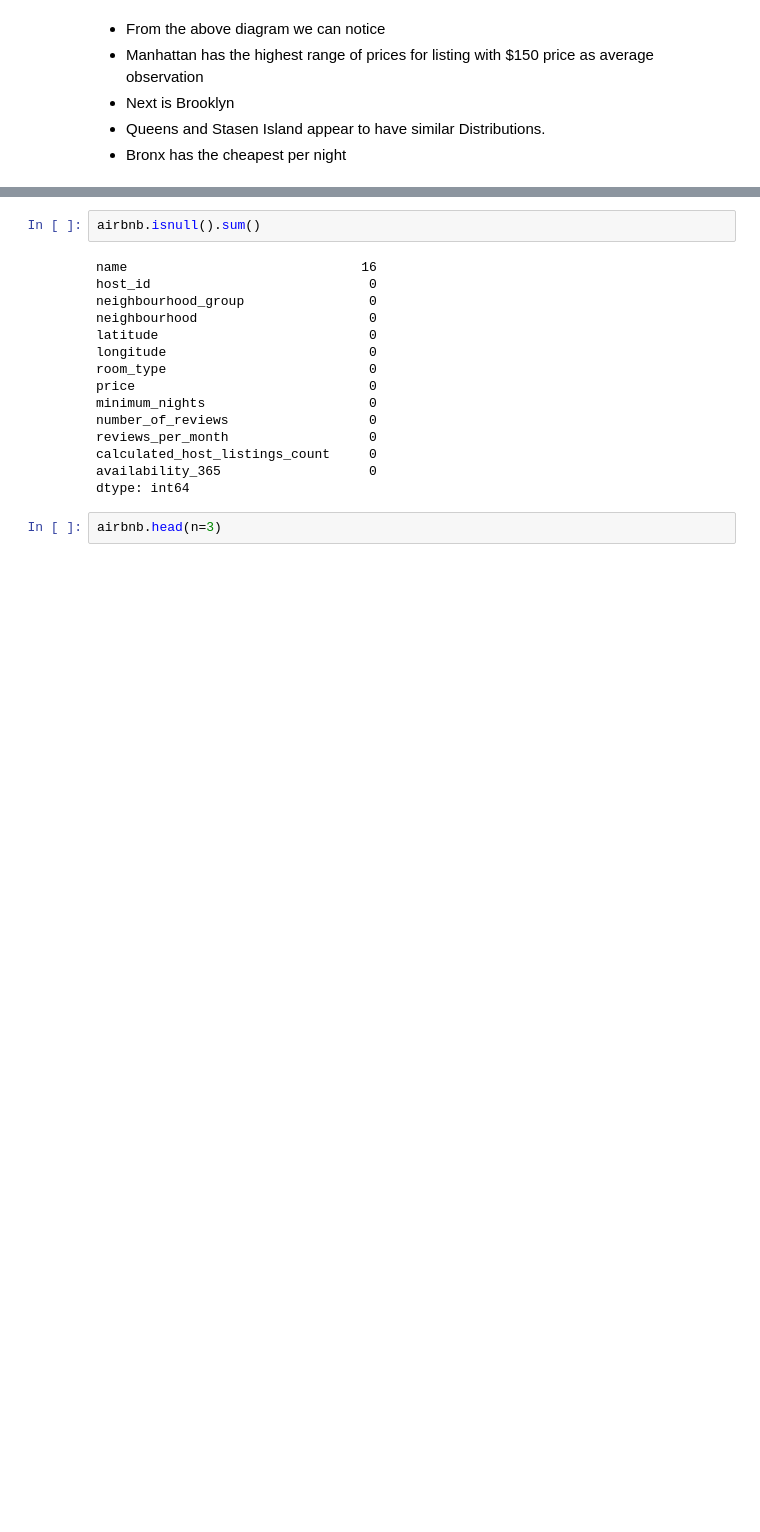
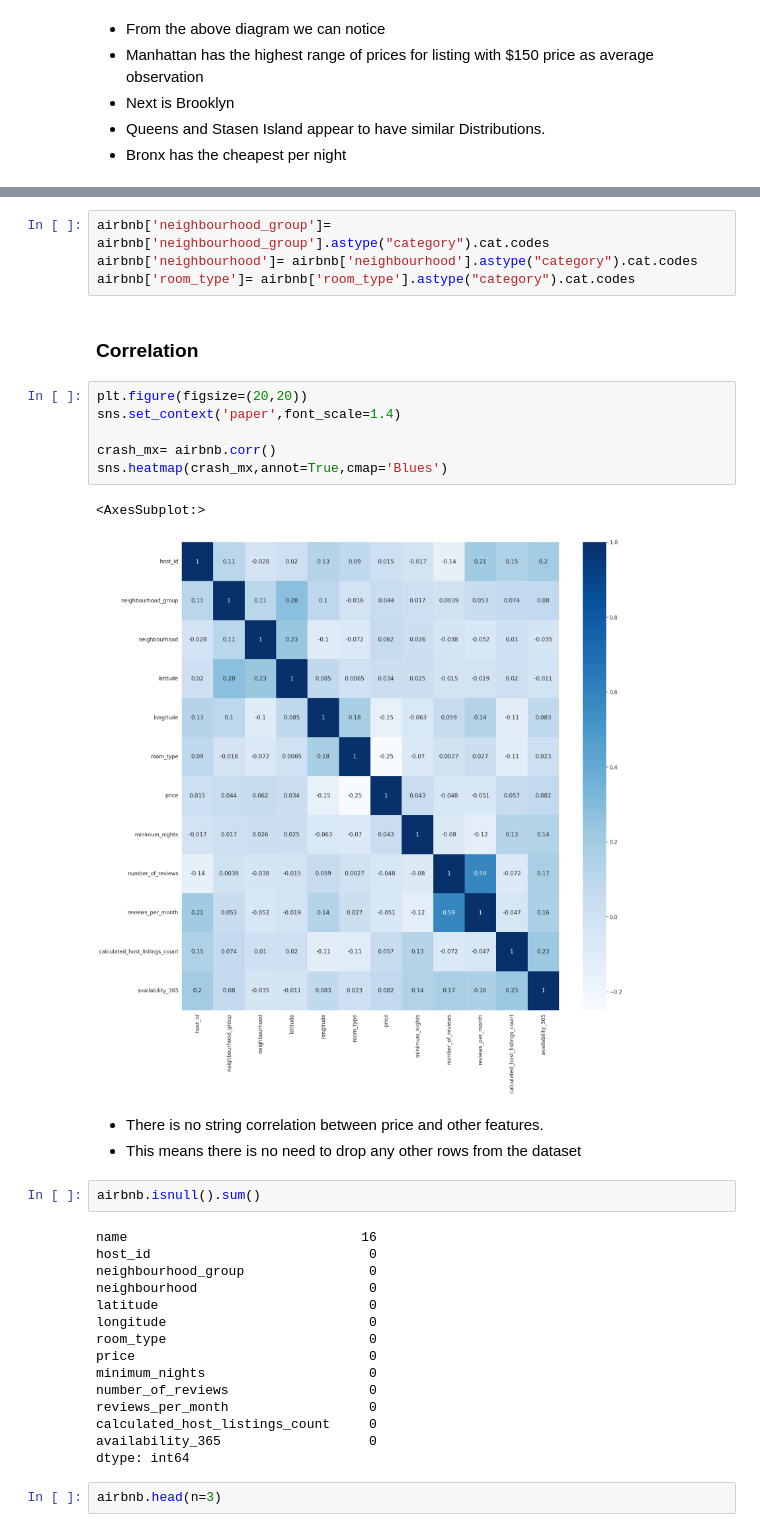
Before and after one commit to aman-singanamala/EDA-s, a Jupyter notebook: New-York-City-Airbnb-Open-Data/analysis.ipynb, the cells around one changed output, grey strips where cells are left out. Cells and saved outputs as stored; diff of their text form; blank space fills up the shorter version.

```diff
--- a/New-York-City-Airbnb-Open-Data/analysis.ipynb
+++ b/New-York-City-Airbnb-Open-Data/analysis.ipynb
@@ -180,3 +209,21 @@ plt.show()
+# %%
+airbnb['neighbourhood_group']= airbnb['neighbourhood_group'].astype("category").cat.codes
+airbnb['neighbourhood']= airbnb['neighbourhood'].astype("category").cat.codes
+airbnb['room_type']= airbnb['room_type'].astype("category").cat.codes
+# %% [markdown]
+### Correlation
+# %%
+plt.figure(figsize=(20,20))
+sns.set_context('paper',font_scale=1.4)
+
+crash_mx= airbnb.corr()
+sns.heatmap(crash_mx,annot=True,cmap='Blues')
+# %% [output]
+<AxesSubplot:>
+[figure, added]
+# %% [markdown]
+* There is no string correlation between price and other features.
+* This means there is no need to drop any other rows from the dataset
 # %%
 airbnb.isnull().sum()
 # %% [output]
```
Also changed, not shown: parts of 10 cells of this notebook, 3 other files.
